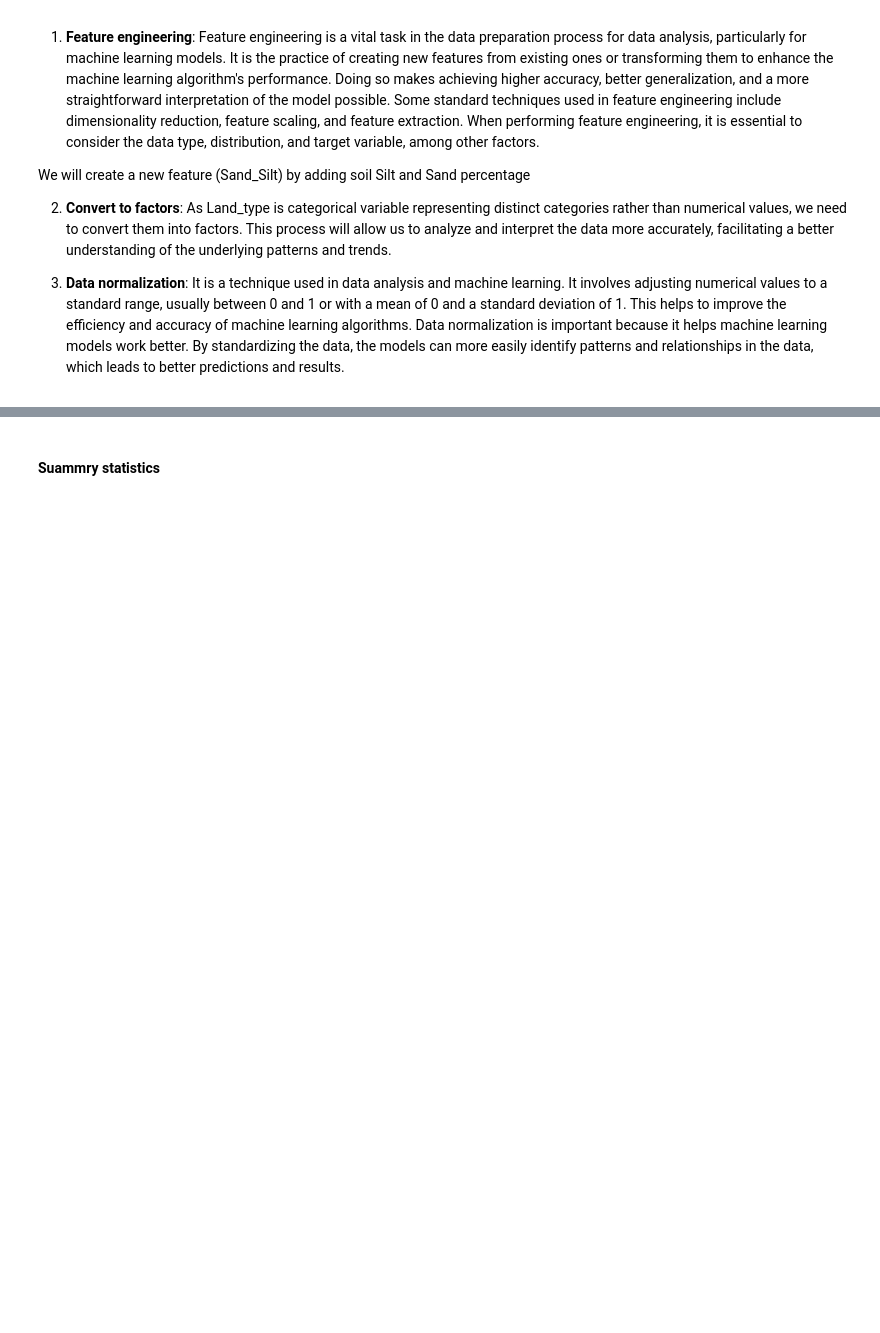
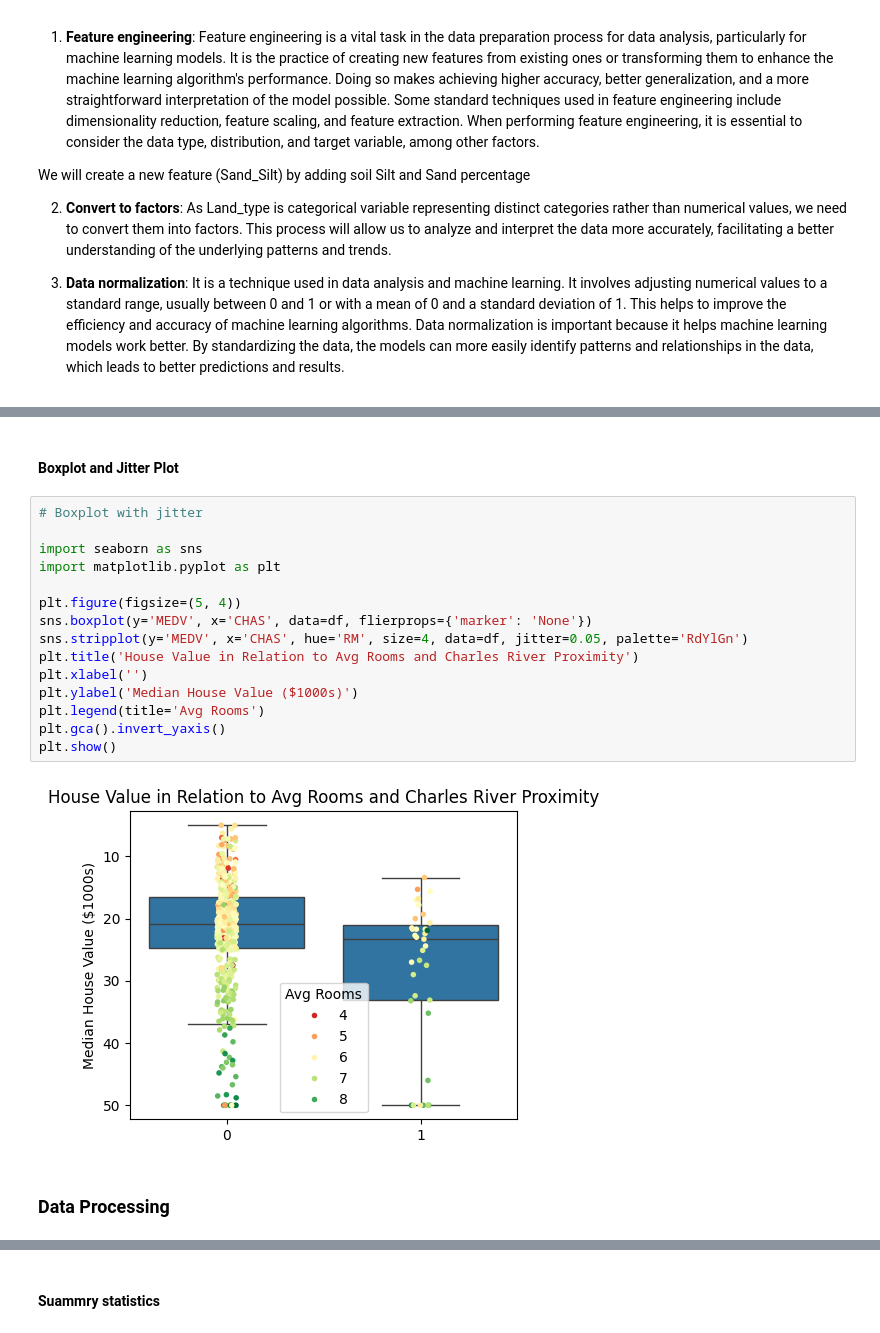
Before and after one commit to zia207/python-colab, a Jupyter notebook: NoteBook/Advance_Regression/01_Generalized_Linear_Models/02-01-01-glm-regression-python.ipynb, the cells around one changed output, grey strips where cells are left out. Saved outputs shown, nothing was run; the diff lists cells and outputs as text; blank space fills up the shorter version.

```diff
--- a/NoteBook/Advance_Regression/01_Generalized_Linear_Models/02-01-01-glm-regression-python.ipynb
+++ b/NoteBook/Advance_Regression/01_Generalized_Linear_Models/02-01-01-glm-regression-python.ipynb
@@ -475,0 +456,21 @@ print(test.head())
+# %% [markdown]
+#### Boxplot and Jitter Plot
+# %%
+# Boxplot with jitter
+
+import seaborn as sns
+import matplotlib.pyplot as plt
+
+plt.figure(figsize=(5, 4))
+sns.boxplot(y='MEDV', x='CHAS', data=df, flierprops={'marker': 'None'})
+sns.stripplot(y='MEDV', x='CHAS', hue='RM', size=4, data=df, jitter=0.05, palette='RdYlGn')
+plt.title('House Value in Relation to Avg Rooms and Charles River Proximity')
+plt.xlabel('')
+plt.ylabel('Median House Value ($1000s)')
+plt.legend(title='Avg Rooms')
+plt.gca().invert_yaxis()
+plt.show()
+# %% [output]
+[figure, added]
+# %% [markdown]
+### Data Processing
```
Also changed, not shown: parts of 24 cells of this notebook.
